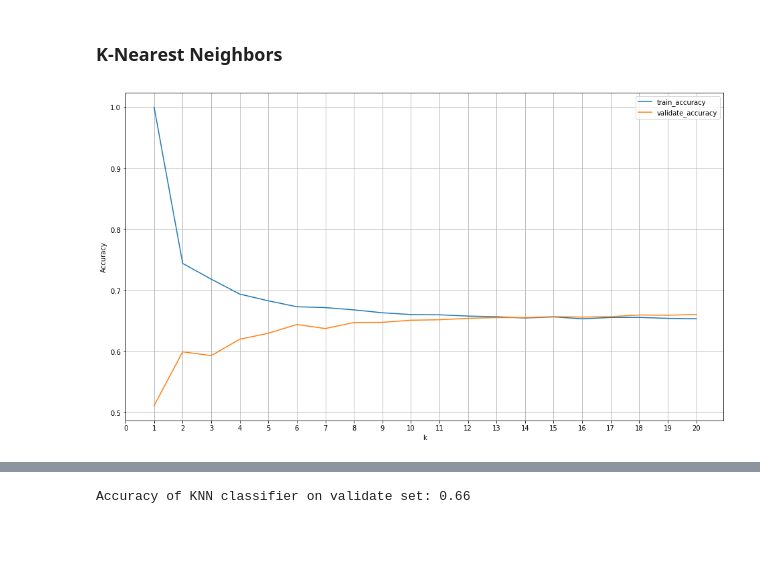
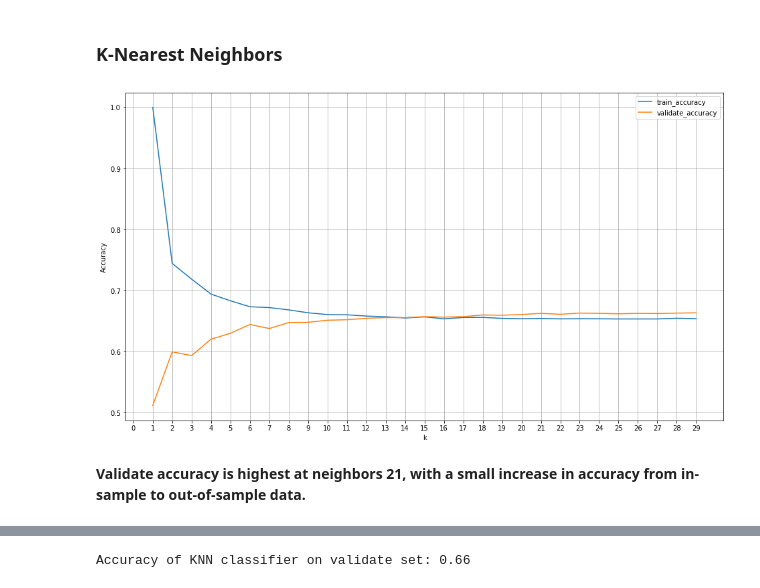
Before and after one commit to lochlynlaskowski/Airline_delays, a Jupyter notebook: Airline delays - FINAL.ipynb, the cells around one changed output, grey strips where cells are left out. Saved outputs shown, nothing was run; the diff lists cells and outputs as text; code cells hidden in the pictures; blank space fills up the shorter version.

```diff
--- a/Airline delays - FINAL.ipynb
+++ b/Airline delays - FINAL.ipynb
@@ -700,34 +729,36 @@ weighted avg       0.62      0.67      0.54      2570
 metrics = []
 
 # loop through different values of k
-for k in range(1, 21):
+for k in range(1, 30):
 
     # define the thing
     knn = KNeighborsClassifier(n_neighbors=k)
 
     # fit the thing (remmeber only fit on training data)
     knn.fit(X_train, y_train)
 
     # use the thing (calculate accuracy)
     train_accuracy = knn.score(X_train, y_train)
     validate_accuracy = knn.score(X_validate, y_validate)
 
     output = {
         "k": k,
         "train_accuracy": train_accuracy,
         "validate_accuracy": validate_accuracy
     }
 
     metrics.append(output)
 
 # make a dataframe
 results = pd.DataFrame(metrics)
 
 # plot the data
 results.set_index('k').plot(figsize = (16,9))
 plt.ylabel('Accuracy')
-plt.xticks(np.arange(0,21,1))
+plt.xticks(np.arange(0,30,1))
 plt.grid()
 # %% [output]
-[figure, old version]
+[figure, new version]
+# %% [markdown]
+**Validate accuracy is highest at neighbors 21, with a small increase in accuracy from in-sample to out-of-sample data.**
 # %%
```
Also changed, not shown: parts of 92 cells of this notebook, 2 other files.
